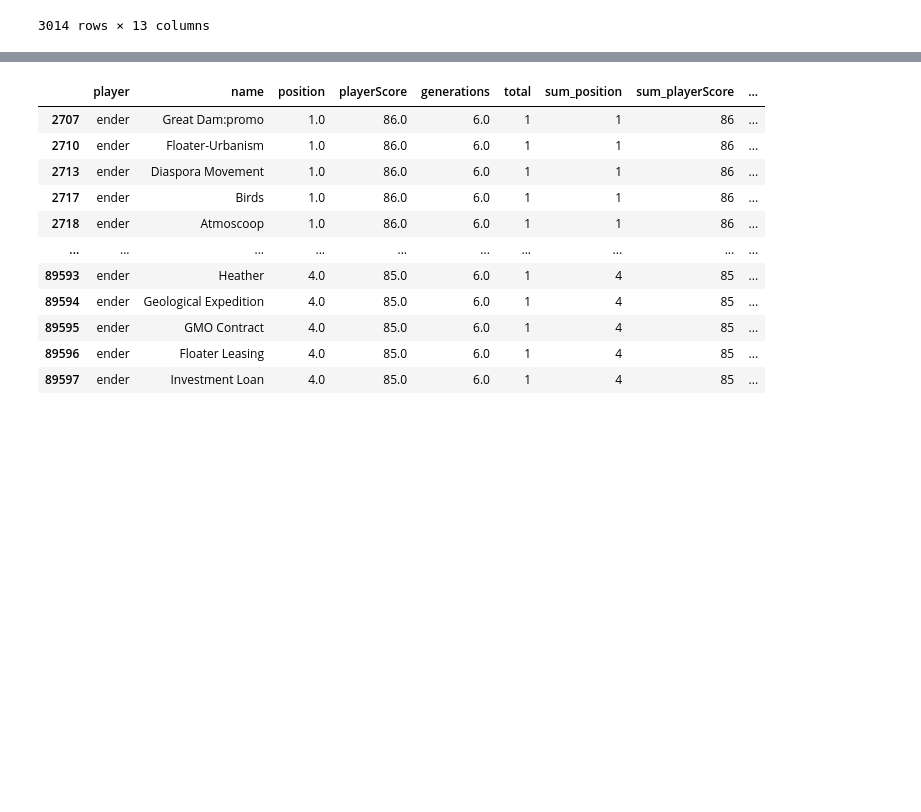
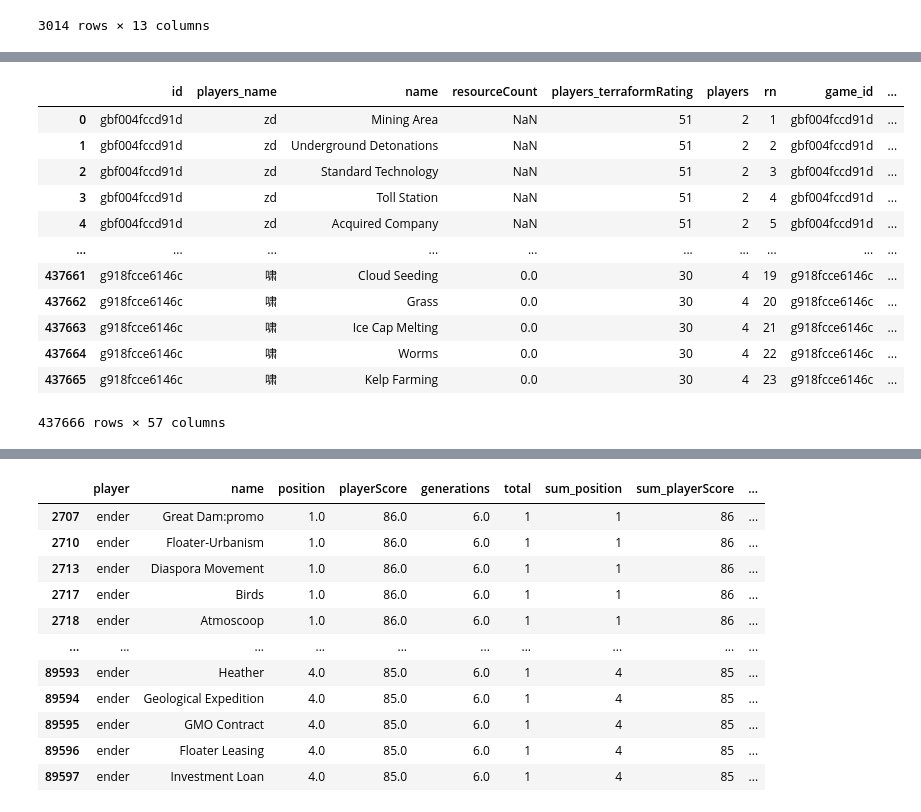
Before and after one commit to Ender-Wiggin2019/tfm-summary, a Jupyter notebook: sqlite.ipynb, the cells around one changed output, grey strips where cells are left out. Cells and saved outputs as stored; diff of their text form; code cells hidden in the pictures; blank space fills up the shorter version.

```diff
--- a/sqlite.ipynb
+++ b/sqlite.ipynb
@@ -134,18 +134,24 @@ df2
 3014 rows × 13 columns
 # %%
 # 选择所有已完成数据
-df1a = df[df['status']=='finished']
-print(df1a.shape[0])
+def getCardDataByNum(player_number):
+    df1a = df[df['status']=='finished']
+    print(df1a.shape[0])
 
-#  关联快照表，取所需字段，即game_df可以通过streamlit选项动态调整
-df1b = game_df.merge(df1a,how='left',on=['game_id', 'game_id'], suffixes=['','_drop'], indicator=True).query('_merge == "both"')
+    #  关联快照表，取所需字段，即game_df可以通过streamlit选项动态调整
+    df1b = game_df.merge(df1a,how='left',on=['game_id', 'game_id'], suffixes=['','_drop'], indicator=True).query('_merge == "both"')
 
-df2 = df1b[df1b['players'] == 4]
-# 修改需要展开字段的类型为list
-false = False
-true = True
-null = None
-df2['game'] = df2['game'].apply(lambda x:eval(x))
-mid = pd.json_normalize(df2['game'],record_path=['players', 'playedCards'], meta=['id',  ['players','terraformRating'], ['players','name']], sep='_')
+    df2 = df1b[df1b['players'] == player_number]
+    # 修改需要展开字段的类型为list
+    false = False
+    true = True
+    null = None
+    df2['game'] = df2['game'].apply(lambda x:eval(x))
+    mid = pd.json_normalize(df2['game'],record_path=['players', 'playedCards'], meta=['id',  ['players','terraformRating'], ['players','name']], sep='_')
+    mid['players'] = player_number
+    return mid
+mid4 = getCardDataByNum(4)
+mid2 = getCardDataByNum(2)
+mid = pd.concat([mid2, mid4])
 # %% [output]
 11498
@@ -168,7 +175,7 @@ mid
 # %%
-mid1 = mid.loc[:,['id','players_name','name']]
+mid1 = mid.loc[:,['id','players_name','name','resourceCount','players_terraformRating', 'players']]
 mid1['rn'] = mid1 \
-            .groupby(['id','players_name']) \
+            .groupby(['id','players_name', 'players']) \
             .cumcount() + 1
 # mid
 # TODO  需要关联处理后的game_result表，获取position, gens, createtime等数据, 只能通过merge实现
@@ -194,6 +201,7 @@ def getPlayerNumResult(df, player_num = 4):
         # df = pd.concat([df, pd.json_normalize(df[player_idx])],axis=1)
     res.drop(['player'+str(i) for i in range(1, 7)], axis=1, inplace=True)
     res['count'] = 1
+    res['players'] = player_num
     return res
 
 def getCardRank(df):
@@ -202,7 +210,7 @@ def getCardRank(df):
     """
     # res = df.query('rn not in (1,2)') \
     res = df \
-    .groupby('name') \
+    .groupby(['name', 'players']) \
     .agg(
         position = ('position', 'mean'),
         playerScore = ('playerScore', 'mean'),
@@ -224,7 +232,7 @@ def getPlayersCardRank(df):
     对card做聚合, 取打出胜率以及打出次数
     """
     res = df.query('rn not in (1,2)') \
-    .groupby(['player', 'name']) \
+    .groupby(['player', 'name', 'players']) \
     .agg(
         position = ('position', 'mean'),
         playerScore = ('playerScore', 'mean'),
@@ -244,11 +252,14 @@ def getPlayersCardRank(df):
     res = res.drop('en', axis = 1)
     return res
 
-player_df = getPlayerNumResult(df4) # 主键: game_id, player
+player_df4 = getPlayerNumResult(df4, 4) # 主键: game_id, player
+player_df2 = getPlayerNumResult(df4, 2) # 主键: game_id, player
+player_df = pd.concat([player_df4, player_df2])
 
 card_df = mid1.merge(player_df, how='left', left_on=['id', 'players_name'], right_on=['game_id', 'player'], suffixes=['','_drop'], indicator=True).query('_merge == "both"')
 
 card_df_group = getCardRank(card_df)
+card_df.to_csv('CardDetail.csv', index=False)
 getPlayersCardRank(card_df).to_csv('playersCardRank.csv', index=False)
 card_df_group.sort_values('total',ascending=False).to_csv('./allCardsRank.csv', index = False)
 # %% [output]
@@ -259,3 +268,19 @@ card_df_group.sort_values('total',ascending=False).to_csv('./allCardsRank.csv',
+# %%
+card_df
+# %% [output]
+|  | id | players_name | name | resourceCount | players_terraformRating | players | rn | game_id | ... |
+| 0 | gbf004fccd91d | zd | Mining Area | NaN | 51 | 2 | 1 | gbf004fccd91d | ... |
+| 1 | gbf004fccd91d | zd | Underground Detonations | NaN | 51 | 2 | 2 | gbf004fccd91d | ... |
+| 2 | gbf004fccd91d | zd | Standard Technology | NaN | 51 | 2 | 3 | gbf004fccd91d | ... |
+| 3 | gbf004fccd91d | zd | Toll Station | NaN | 51 | 2 | 4 | gbf004fccd91d | ... |
+| 4 | gbf004fccd91d | zd | Acquired Company | NaN | 51 | 2 | 5 | gbf004fccd91d | ... |
+| ... | ... | ... | ... | ... | ... | ... | ... | ... | ... |
+| 437661 | g918fcce6146c | 啸 | Cloud Seeding | 0.0 | 30 | 4 | 19 | g918fcce6146c | ... |
+| 437662 | g918fcce6146c | 啸 | Grass | 0.0 | 30 | 4 | 20 | g918fcce6146c | ... |
+| 437663 | g918fcce6146c | 啸 | Ice Cap Melting | 0.0 | 30 | 4 | 21 | g918fcce6146c | ... |
+| 437664 | g918fcce6146c | 啸 | Worms | 0.0 | 30 | 4 | 22 | g918fcce6146c | ... |
+| 437665 | g918fcce6146c | 啸 | Kelp Farming | 0.0 | 30 | 4 | 23 | g918fcce6146c | ... |
+437666 rows × 57 columns
 # %%
 card_df[card_df['player'] == '钝钝']
 # %% [output]
```
Also changed, not shown: parts of 4 cells of this notebook, 5 other files.
